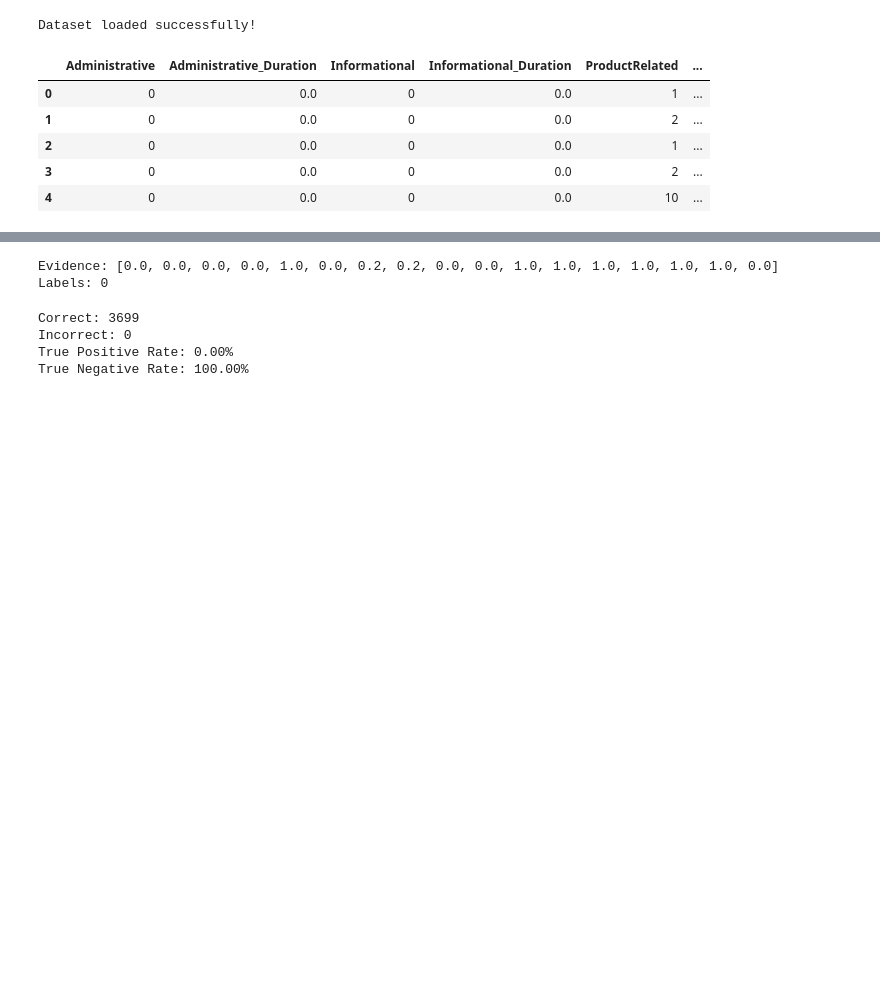
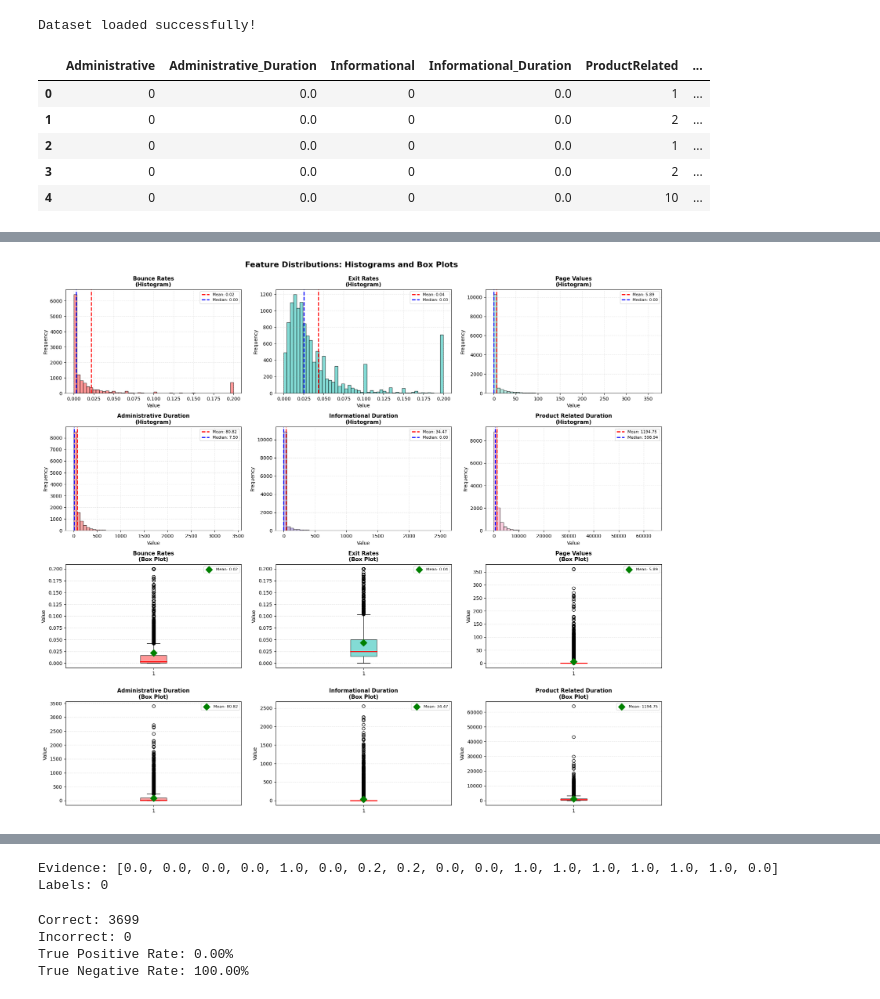
Before and after one commit to thekingslee/purchase-intent-classifier, a Jupyter notebook: purchase-intent.ipynb, the cells around one changed output, grey strips where cells are left out. Saved outputs shown, nothing was run; the diff lists cells and outputs as text; code cells hidden in the pictures; blank space fills up the shorter version.

```diff
--- a/purchase-intent.ipynb
+++ b/purchase-intent.ipynb
@@ -52,0 +92,74 @@ Dataset loaded successfully!
+# %%
+# Feature distributions - Histograms and box plots for numeric features
+features_to_plot = {
+    'BounceRates': 'Bounce Rates',
+    'ExitRates': 'Exit Rates',
+    'PageValues': 'Page Values',
+    'Administrative_Duration': 'Administrative Duration',
+    'Informational_Duration': 'Informational Duration',
+    'ProductRelated_Duration': 'Product Related Duration'
+}
+
+# Creates figure with subplots: 2 rows x 3 columns for histograms, then box plots
+fig, axes = plt.subplots(4, 3, figsize=(18, 16))
+fig.suptitle('Feature Distributions: Histograms and Box Plots', fontsize=16, fontweight='bold', y=0.995)
+
+# Define colors for each feature
+colors = ['#FF6B6B', '#4ECDC4', '#95E1D3', '#F38181', '#AA96DA', '#FCBAD3']
+
+# Plot histograms (first 2 rows)
+for idx, (col, label) in enumerate(features_to_plot.items()):
+    row = idx // 3
+    col_idx = idx % 3
+
+    # Histogram
+    axes[row, col_idx].hist(df[col], bins=50, color=colors[idx], alpha=0.7, edgecolor='black')
+    axes[row, col_idx].set_title(f'{label}\n(Histogram)', fontsize=11, fontweight='bold')
+    axes[row, col_idx].set_xlabel('Value', fontsize=10)
+    axes[row, col_idx].set_ylabel('Frequency', fontsize=10)
+    axes[row, col_idx].grid(alpha=0.3, linestyle='--')
+
+    # Add statistics
+    mean_val = df[col].mean()
+    median_val = df[col].median()
+    axes[row, col_idx].axvline(mean_val, color='red', linestyle='--', linewidth=2, label=f'Mean: {mean_val:.2f}')
+    axes[row, col_idx].axvline(median_val, color='blue', linestyle='--', linewidth=2, label=f'Median: {median_val:.2f}')
+    axes[row, col_idx].legend(fontsize=8)
+
+# Plot box plots (last 2 rows)
+for idx, (col, label) in enumerate(features_to_plot.items()):
+    row = (idx // 3) + 2
+    col_idx = idx % 3
+
+    # Box plot
+    bp = axes[row, col_idx].boxplot(df[col], patch_artist=True,
+                                     boxprops=dict(facecolor=colors[idx], alpha=0.7),
+                                     medianprops=dict(color='red', linewidth=2))
+    axes[row, col_idx].set_title(f'{label}\n(Box Plot)', fontsize=11, fontweight='bold')
+    axes[row, col_idx].set_ylabel('Value', fontsize=10)
+    axes[row, col_idx].grid(alpha=0.3, linestyle='--', axis='y')
+
+    # Add mean marker
+    mean_val = df[col].mean()
+    axes[row, col_idx].scatter([1], [mean_val], color='green', s=100, marker='D',
+                                zorder=3, label=f'Mean: {mean_val:.2f}')
+    axes[row, col_idx].legend(fontsize=8)
+
+plt.tight_layout()
+plt.show()
+
+# Print summary statistics
+print("\n" + "="*80)
+print("FEATURE DISTRIBUTION SUMMARY STATISTICS")
+print("="*80)
+for col, label in features_to_plot.items():
+    print(f"\n{label}:")
+    print(f"  Mean:   {df[col].mean():.4f}")
+    print(f"  Median: {df[col].median():.4f}")
+    print(f"  Std:    {df[col].std():.4f}")
+    print(f"  Min:    {df[col].min():.4f}")
+    print(f"  Max:    {df[col].max():.4f}")
+    print(f"  Q1:     {df[col].quantile(0.25):.4f}")
+    print(f"  Q3:     {df[col].quantile(0.75):.4f}")
+# %% [output]
+[figure, added]
```
Also changed, not shown: parts of 3 cells of this notebook.
